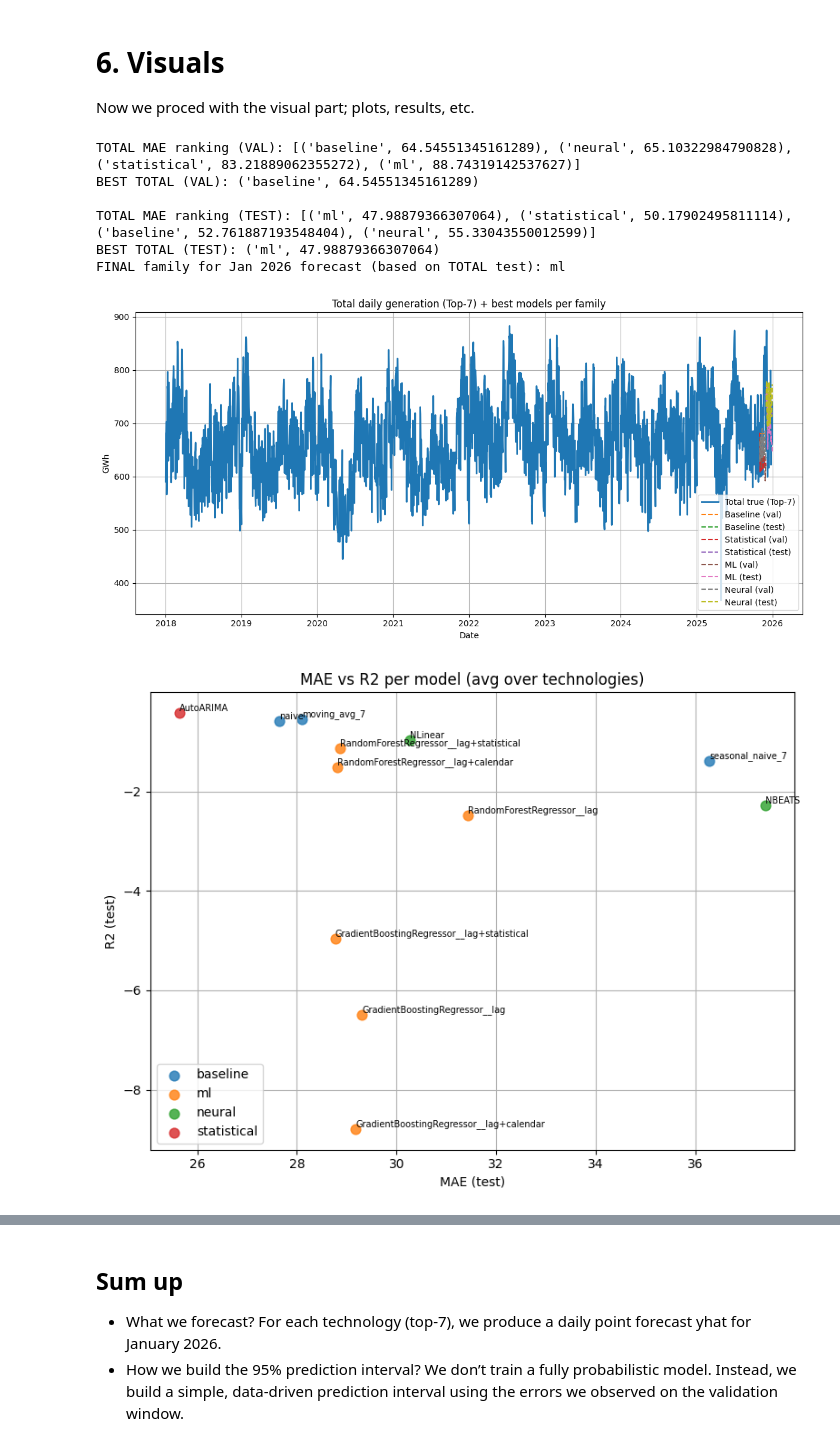
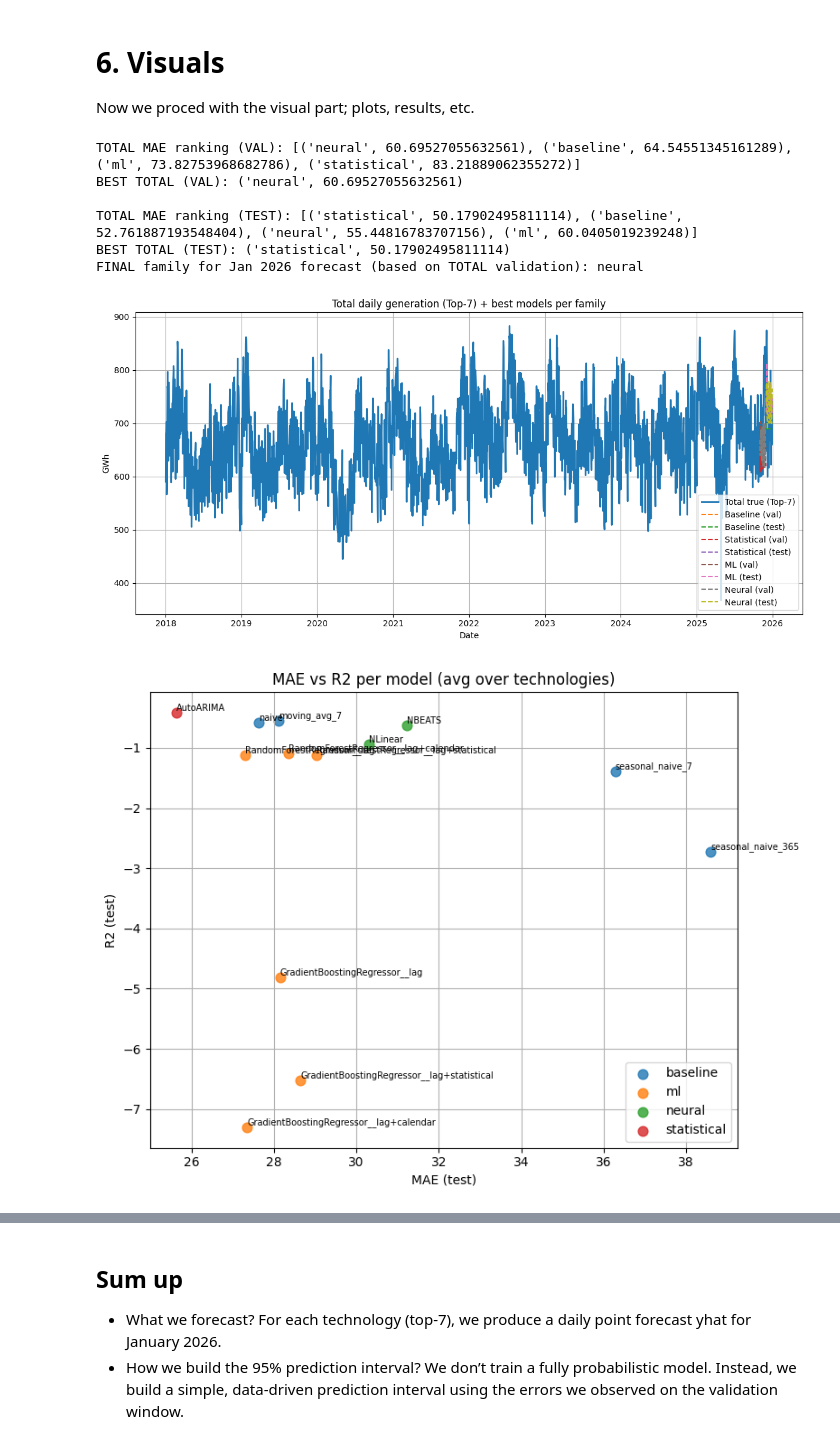
Before and after one commit to mireiamonbu/Spanish-Forecasters-MireiaMontoya-EnriqueRuiz, a Jupyter notebook: project/CAPSTONEproyect.ipynb, the cells around one changed output, grey strips where cells are left out. Drawn from its saved outputs; the diff is of its cells as text; code cells hidden in the pictures.

```diff
--- a/project/CAPSTONEproyect.ipynb
+++ b/project/CAPSTONEproyect.ipynb
@@ -44,13 +44,14 @@ RANDOM_SEED = 4232
 
 MOVING_AVG_WINDOW = 7  #baseline, the average of last 7 days
 ARIMA_SEASON = 7 #weekly seasonality for daily data
+SEASONAL_NAIVE_SEASONS = [7, 365] # weekly + yearly
 
 # ML feature sets
-ML_LAGS = [1, 2, 7, 14]
+ML_LAGS = [1, 2, 7, 14, 30, 365]
 ML_DATE_FEATURES = ["dayofweek", "month", "day"]
 
 # Neural models
-NEURAL_INPUT_SIZE = 56
+NEURAL_INPUT_SIZE = 90
 NEURAL_MAX_STEPS = 2000
 
 # Output folders
@@ -314,6 +317,8 @@ lag_transforms = {
     1:  [ExpandingMean()],
     7:  [RollingMean(window_size=7)],
     14: [RollingMean(window_size=14)],
+    30:  [RollingMean(window_size=30)],
+    365: [RollingMean(window_size=7)]
 }
 fcst_stat = MLForecast(
     models=ml_models,
@@ -551,13 +556,13 @@ elif b == f"moving_avg_{MOVING_AVG_WINDOW}":
     total_pred_val["baseline"]  = np.repeat(total_train.values[-MOVING_AVG_WINDOW:].mean(), len(val_dates))
     total_pred_test["baseline"] = np.repeat(total_val.values[-MOVING_AVG_WINDOW:].mean(), len(test_dates))
 
-elif b == "seasonal_naive_7":
-    last7_train_total = total_train.values[-7:]
-    total_pred_val["baseline"]  = np.resize(last7_train_total, len(val_dates))
+elif b.startswith("seasonal_naive_"):
+    s = int(b.split("_")[-1])
+    last_s_train_total = total_train.values[-min(s, len(total_train)):]
+    total_pred_val["baseline"]  = np.resize(last_s_train_total, len(val_dates))
 
-    last7_val_total = total_val.values[-7:]
-    total_pred_test["baseline"] = np.resize(last7_val_total, len(test_dates))
-
+    last_s_val_total = total_val.values[-min(s, len(total_val)):]
+    total_pred_test["baseline"] = np.resize(last_s_val_total, len(test_dates))
 # statistical
 if "statistical" in best_models:
     total_pred_val["statistical"]  = preds_val_arima.groupby("ds")[best_models["statistical"]].sum().values
@@ -602,8 +607,8 @@ print("BEST TOTAL (VAL):", rank_val_total[0])
 print("\nTOTAL MAE ranking (TEST):", rank_test_total)
 print("BEST TOTAL (TEST):", rank_test_total[0])
 
-best_total_family = rank_test_total[0][0]
-print("FINAL family for Jan 2026 forecast (based on TOTAL test):", best_total_family)
+best_total_family = rank_val_total[0][0]
+print("FINAL family for Jan 2026 forecast (based on TOTAL validation):", best_total_family)
 
 # Plots
 plt.figure(figsize=(12, 6))
@@ -617,40 +622,40 @@ for fam in ["baseline", "statistical", "ml", "neural"]:
         plt.plot(test_dates, total_pred_test[fam], "--", label=f"{name_map[fam]} (test)")
 
 plt.title("Total daily generation (Top-7) + best models per family")
 plt.xlabel("Date")
 plt.ylabel("GWh")
 plt.legend()
 plt.grid(True)
 plt.tight_layout()
 plt.show()
 
 # MAE vs R2 scatter (test)
 test_results = results_df[results_df["split"] == "test"].copy()
 agg = test_results.groupby(["family", "model"], as_index=False).agg({"MAE": "mean", "R2": "mean"})
 
 plt.figure(figsize=(8, 6))
 for fam in agg["family"].unique():
     sub = agg[agg["family"] == fam]
     plt.scatter(sub["MAE"], sub["R2"], label=fam, s=60, alpha=0.8)
     for _, row in sub.iterrows():
         plt.text(row["MAE"], row["R2"], row["model"], fontsize=7, ha="left", va="bottom")
 
 plt.xlabel("MAE (test)")
 plt.ylabel("R2 (test)")
 plt.title("MAE vs R2 per model (avg over technologies)")
 plt.legend()
 plt.grid(True)
 plt.tight_layout()
 plt.show()
 # %% [output]
-TOTAL MAE ranking (VAL): [('baseline', 64.54551345161289), ('neural', 65.10322984790828), ('statistical', 83.21889062355272), ('ml', 88.74319142537627)]
-BEST TOTAL (VAL): ('baseline', 64.54551345161289)
+TOTAL MAE ranking (VAL): [('neural', 60.69527055632561), ('baseline', 64.54551345161289), ('ml', 73.82753968682786), ('statistical', 83.21889062355272)]
+BEST TOTAL (VAL): ('neural', 60.69527055632561)
 
-TOTAL MAE ranking (TEST): [('ml', 47.98879366307064), ('statistical', 50.17902495811114), ('baseline', 52.761887193548404), ('neural', 55.33043550012599)]
-BEST TOTAL (TEST): ('ml', 47.98879366307064)
-FINAL family for Jan 2026 forecast (based on TOTAL test): ml
+TOTAL MAE ranking (TEST): [('statistical', 50.17902495811114), ('baseline', 52.761887193548404), ('neural', 55.44816783707156), ('ml', 60.0405019239248)]
+BEST TOTAL (TEST): ('statistical', 50.17902495811114)
+FINAL family for Jan 2026 forecast (based on TOTAL validation): neural
-[figure, old version]
+[figure, new version]
-[figure, old version]
+[figure, new version]
 # %%
 #Plot only VAL + TEST (total)
 total = df_panel.groupby("ds")["y"].sum()
```
Also changed, not shown: parts of 11 cells of this notebook, 30 other files.
